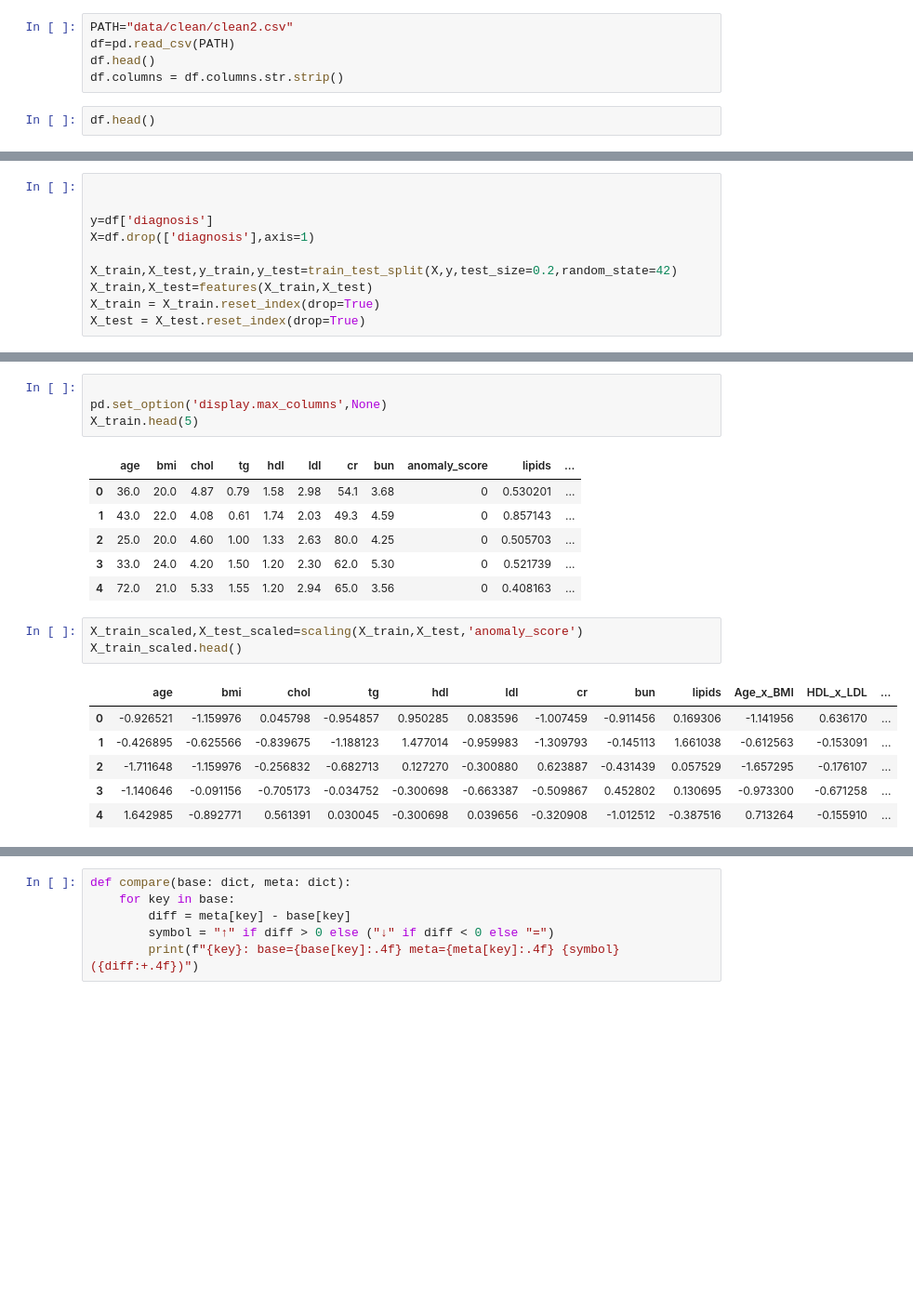
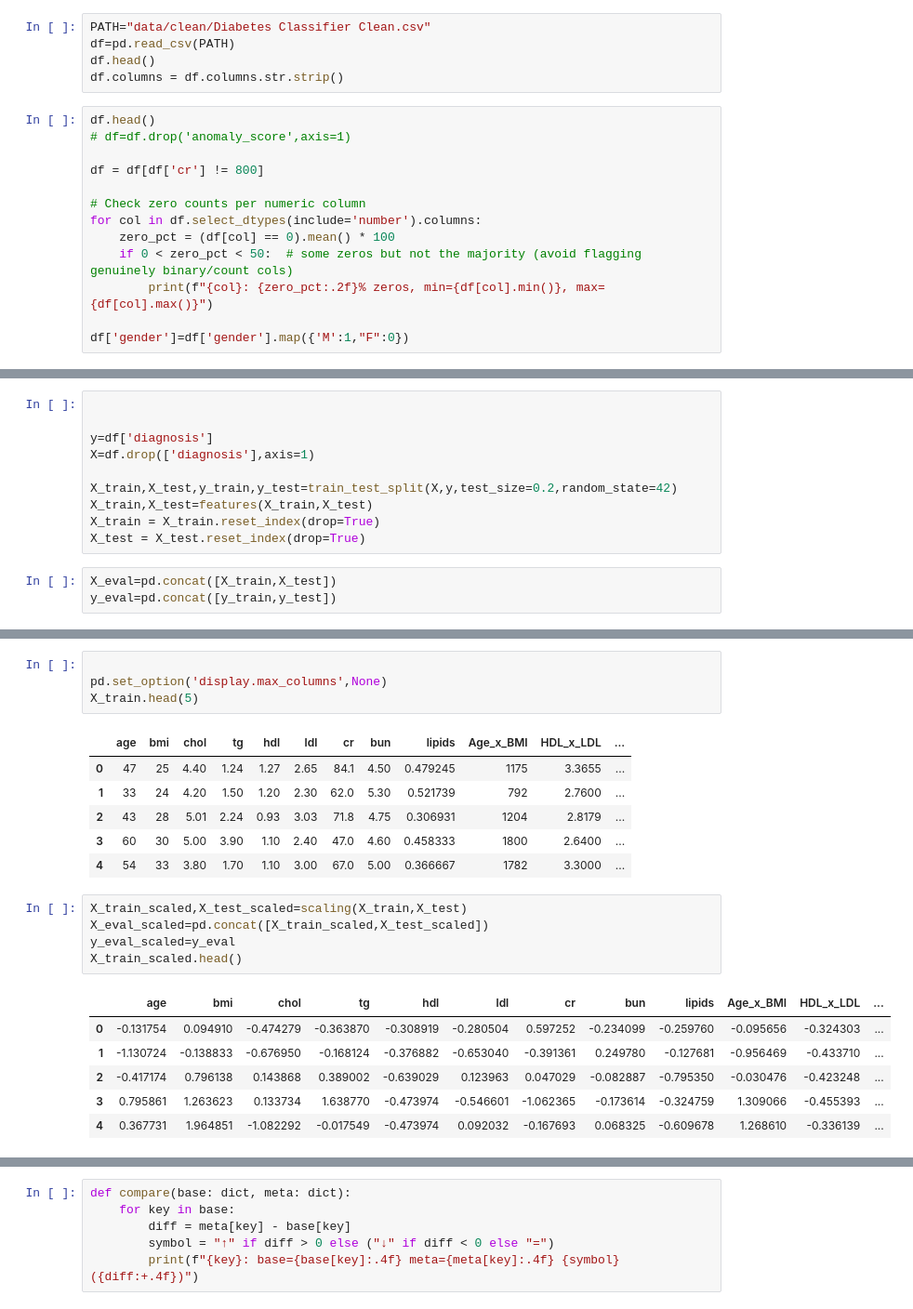
Before and after one commit to 13lend1/Diabetes-Classification, a Jupyter notebook: notebooks/model.ipynb, the cells around one changed output, grey strips where cells are left out. Shown at 93% size. Drawn from its saved outputs; the diff is of its cells as text; blank space fills up the shorter version.

```diff
--- a/notebooks/model.ipynb
+++ b/notebooks/model.ipynb
@@ -27,9 +27,20 @@ from sklearn.metrics import f1_score,recall_score,precision_score,balanced_accur
 import warnings
 warnings.filterwarnings('ignore')
 # %%
-PATH="data/clean/clean2.csv"
+PATH="data/clean/Diabetes Classifier Clean.csv"
 df=pd.read_csv(PATH)
 df.head()
 df.columns = df.columns.str.strip()
 # %%
 df.head()
+# df=df.drop('anomaly_score',axis=1)
+
+df = df[df['cr'] != 800]
+
+# Check zero counts per numeric column
+for col in df.select_dtypes(include='number').columns:
+    zero_pct = (df[col] == 0).mean() * 100
+    if 0 < zero_pct < 50:  # some zeros but not the majority (avoid flagging genuinely binary/count cols)
+        print(f"{col}: {zero_pct:.2f}% zeros, min={df[col].min()}, max={df[col].max()}")
+
+df['gender']=df['gender'].map({'M':1,"F":0})
@@ -50,6 +54,9 @@ X_train,X_test,y_train,y_test=train_test_split(X,y,test_size=0.2,random_state=42
 X_train,X_test=features(X_train,X_test)
 X_train = X_train.reset_index(drop=True)
 X_test = X_test.reset_index(drop=True)
+# %%
+X_eval=pd.concat([X_train,X_test])
+y_eval=pd.concat([y_train,y_test])
 # %%
 
 xgb=XGBoost()
@@ -73,21 +108,23 @@ rf.set_params(rf_params)
 pd.set_option('display.max_columns',None)
 X_train.head(5)
 # %% [output]
-|  | age | bmi | chol | tg | hdl | ldl | cr | bun | anomaly_score | lipids | ... |
-| 0 | 36.0 | 20.0 | 4.87 | 0.79 | 1.58 | 2.98 | 54.1 | 3.68 | 0 | 0.530201 | ... |
-| 1 | 43.0 | 22.0 | 4.08 | 0.61 | 1.74 | 2.03 | 49.3 | 4.59 | 0 | 0.857143 | ... |
-| 2 | 25.0 | 20.0 | 4.60 | 1.00 | 1.33 | 2.63 | 80.0 | 4.25 | 0 | 0.505703 | ... |
-| 3 | 33.0 | 24.0 | 4.20 | 1.50 | 1.20 | 2.30 | 62.0 | 5.30 | 0 | 0.521739 | ... |
-| 4 | 72.0 | 21.0 | 5.33 | 1.55 | 1.20 | 2.94 | 65.0 | 3.56 | 0 | 0.408163 | ... |
+|  | age | bmi | chol | tg | hdl | ldl | cr | bun | lipids | Age_x_BMI | HDL_x_LDL | ... |
+| 0 | 47 | 25 | 4.40 | 1.24 | 1.27 | 2.65 | 84.1 | 4.50 | 0.479245 | 1175 | 3.3655 | ... |
+| 1 | 33 | 24 | 4.20 | 1.50 | 1.20 | 2.30 | 62.0 | 5.30 | 0.521739 | 792 | 2.7600 | ... |
+| 2 | 43 | 28 | 5.01 | 2.24 | 0.93 | 3.03 | 71.8 | 4.75 | 0.306931 | 1204 | 2.8179 | ... |
+| 3 | 60 | 30 | 5.00 | 3.90 | 1.10 | 2.40 | 47.0 | 4.60 | 0.458333 | 1800 | 2.6400 | ... |
+| 4 | 54 | 33 | 3.80 | 1.70 | 1.10 | 3.00 | 67.0 | 5.00 | 0.366667 | 1782 | 3.3000 | ... |
 # %%
-X_train_scaled,X_test_scaled=scaling(X_train,X_test,'anomaly_score')
+X_train_scaled,X_test_scaled=scaling(X_train,X_test)
+X_eval_scaled=pd.concat([X_train_scaled,X_test_scaled])
+y_eval_scaled=y_eval
 X_train_scaled.head()
 # %% [output]
 |  | age | bmi | chol | tg | hdl | ldl | cr | bun | lipids | Age_x_BMI | HDL_x_LDL | ... |
-| 0 | -0.926521 | -1.159976 | 0.045798 | -0.954857 | 0.950285 | 0.083596 | -1.007459 | -0.911456 | 0.169306 | -1.141956 | 0.636170 | ... |
-| 1 | -0.426895 | -0.625566 | -0.839675 | -1.188123 | 1.477014 | -0.959983 | -1.309793 | -0.145113 | 1.661038 | -0.612563 | -0.153091 | ... |
-| 2 | -1.711648 | -1.159976 | -0.256832 | -0.682713 | 0.127270 | -0.300880 | 0.623887 | -0.431439 | 0.057529 | -1.657295 | -0.176107 | ... |
-| 3 | -1.140646 | -0.091156 | -0.705173 | -0.034752 | -0.300698 | -0.663387 | -0.509867 | 0.452802 | 0.130695 | -0.973300 | -0.671258 | ... |
-| 4 | 1.642985 | -0.892771 | 0.561391 | 0.030045 | -0.300698 | 0.039656 | -0.320908 | -1.012512 | -0.387516 | 0.713264 | -0.155910 | ... |
+| 0 | -0.131754 | 0.094910 | -0.474279 | -0.363870 | -0.308919 | -0.280504 | 0.597252 | -0.234099 | -0.259760 | -0.095656 | -0.324303 | ... |
+| 1 | -1.130724 | -0.138833 | -0.676950 | -0.168124 | -0.376882 | -0.653040 | -0.391361 | 0.249780 | -0.127681 | -0.956469 | -0.433710 | ... |
+| 2 | -0.417174 | 0.796138 | 0.143868 | 0.389002 | -0.639029 | 0.123963 | 0.047029 | -0.082887 | -0.795350 | -0.030476 | -0.423248 | ... |
+| 3 | 0.795861 | 1.263623 | 0.133734 | 1.638770 | -0.473974 | -0.546601 | -1.062365 | -0.173614 | -0.324759 | 1.309066 | -0.455393 | ... |
+| 4 | 0.367731 | 1.964851 | -1.082292 | -0.017549 | -0.473974 | 0.092032 | -0.167693 | 0.068325 | -0.609678 | 1.268610 | -0.336139 | ... |
 # %%
 mlp=MLP()
```
Also changed, not shown: parts of 22 cells of this notebook, 9 other files.
